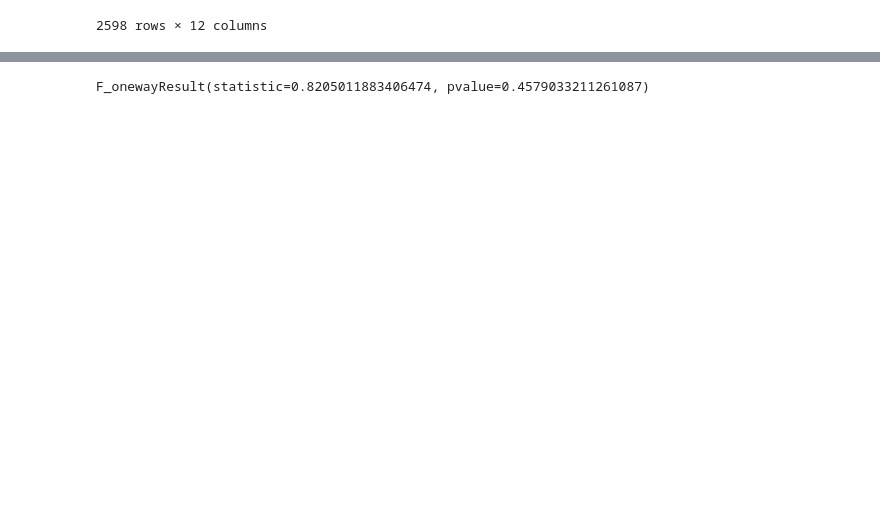
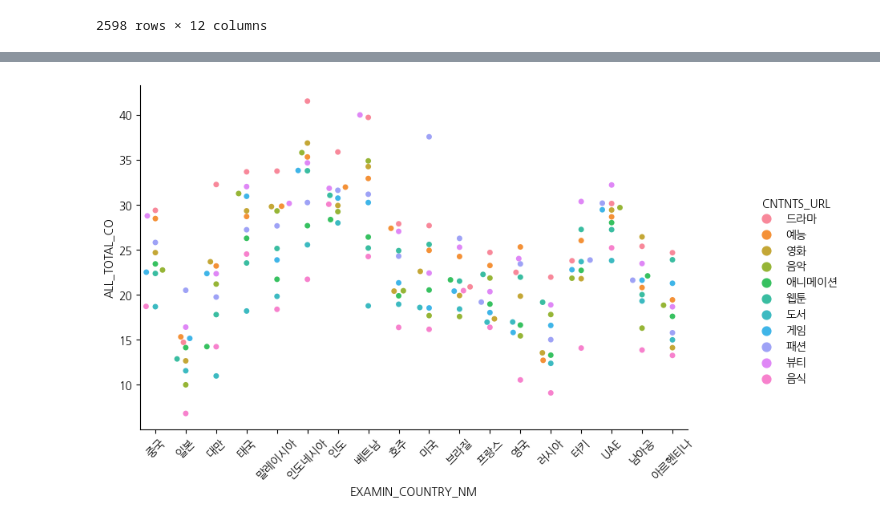
Before and after one commit to SDA2022/SDA-Project, a Jupyter notebook: 프로젝트.ipynb, the cells around one changed output, grey strips where cells are left out. Drawn from its saved outputs; the diff is of its cells as text; code cells hidden in the pictures; blank space fills up the shorter version.

```diff
--- a/프로젝트.ipynb
+++ b/프로젝트.ipynb
@@ -23,7 +23,10 @@ data
 | 2597 | 월평균 지출 금액($) | 8.13 | 8.31 | 7.95 | 9.89 | 7.56 | 7.25 | ... |
 2598 rows × 12 columns
 # %%
-data=data[data["REPRT_YEAR_CN"]=="2021"]
-data=data[data["IEM_NM"]=="월평균 지출 금액($)"]
-data=data[["EXAMIN_COUNTRY_NM","CNTNTS_URL","ALL_TOTAL_CO","MALE_RATE","FEMALE_RATE"]]
-data
+#년도에 따라 소비비중의 차이가 있는지를 확인하기 위해, 2020년 2021년으로 데이터를 나눔
+data=data[data["IEM_NM"]=="소비 비중(%)"]
+
+data=data[["CNTNTS_URL","ALL_TOTAL_CO","REPRT_YEAR_CN"]]
+
+data_2021=data[data["REPRT_YEAR_CN"]=="2021"]
+data_2020=data[data["REPRT_YEAR_CN"]=="2020"]
@@ -57,2 +49,0 @@ plt.show()
-# %%
-data=pd.read_csv("한국문화컨텐츠 소비 비중정보.csv")
@@ -59,8 +61,5 @@ data=pd.read_csv("한국문화컨텐츠 소비 비중정보.csv")
 # %%
-#중국에서 가장 인기있는 k-컨텐츠가 무엇인지 파악함
-data=data[data["IEM_NM"]=="한국 문화콘텐츠 소비(시간)"]
-data=data[data["EXAMIN_COUNTRY_NM"]=="중국"]
-data=data[["CNTNTS_URL","ALL_TOTAL_CO","MALE_RATE","FEMALE_RATE","REPRT_YEAR_CN"]]
-data_2019=data[data["REPRT_YEAR_CN"]=="2019"]
-data_2021=data[data["REPRT_YEAR_CN"]=="2021"]
-data_2020=data[data["REPRT_YEAR_CN"]=="2020"]
+data=data[data["IEM_NM"]=="소비 비중(%)"]
+data=data[data["REPRT_YEAR_CN"]=="2021"]
+data=data[["EXAMIN_COUNTRY_NM","CNTNTS_URL","ALL_TOTAL_CO","MALE_RATE","FEMALE_RATE","REPRT_YEAR_CN"]]
+data
@@ -67,12 +80,13 @@ data_2020=data[data["REPRT_YEAR_CN"]=="2020"]
 # %%
-#k-컨텐츠의 분야 중 중국인의 관심이 다른 년도에 비해 크게 증가한 것이 있는지를 확인하기 위해 ANOVA test를 해주었다.
-#만약 ANOVA test의 결과상으로 k-컨텐츠의 분야 중 중국인의 관심이 다른 년도에 비해 크게 증가한 것이 있다고 파악이 되면, 해당 컨텐츠도 고려하여 관광산업을 생각하기 위해서이다
+import matplotlib as mpl
+mpl.rcParams['font.family']='NanumGothic'
 
-#년도별로 비교하여 k-컨텐츠의 소비시간 차이가 있는지를 확인하기 위해 ANOVA test를 해줌
-from scipy.stats import f_oneway
-f_oneway(data_2021["ALL_TOTAL_CO"],data_2020["ALL_TOTAL_CO"],data_2019["ALL_TOTAL_CO"])
+fig=sns.catplot(x="EXAMIN_COUNTRY_NM", y="ALL_TOTAL_CO", hue="CNTNTS_URL", data=data, kind="swarm")
+fig.fig.set_size_inches(10,5)
+plt.xticks(rotation=45)
+plt.show()
 
-#ANOVA test를 해보았을 때, pvalue 값이 0.05보다 작으므로 년도별로 비교해봤을 때 컨텐츠의 소비시간의 차이는 크게 없는 것을 확인할 수 있다
-#따라서 가장 큰 폭으로 소비시간의 차이가 발생한 컨텐츠는 고려하지 않고, 2021년을 기준으로 하였을 때, 중국인이 가장 많이 소비한 k-컨텐츠를 plot을 그려 확인한다
+#2021년을 기준으로 18개국의 k-컨텐츠 소비 비중을 분석해보았을 때
+#대부분 국가에서 1등이 드라마
 # %% [output]
-F_onewayResult(statistic=0.8205011883406474, pvalue=0.4579033211261087)
+[figure, added]
```
Also changed, not shown: parts of 7 cells of this notebook.
